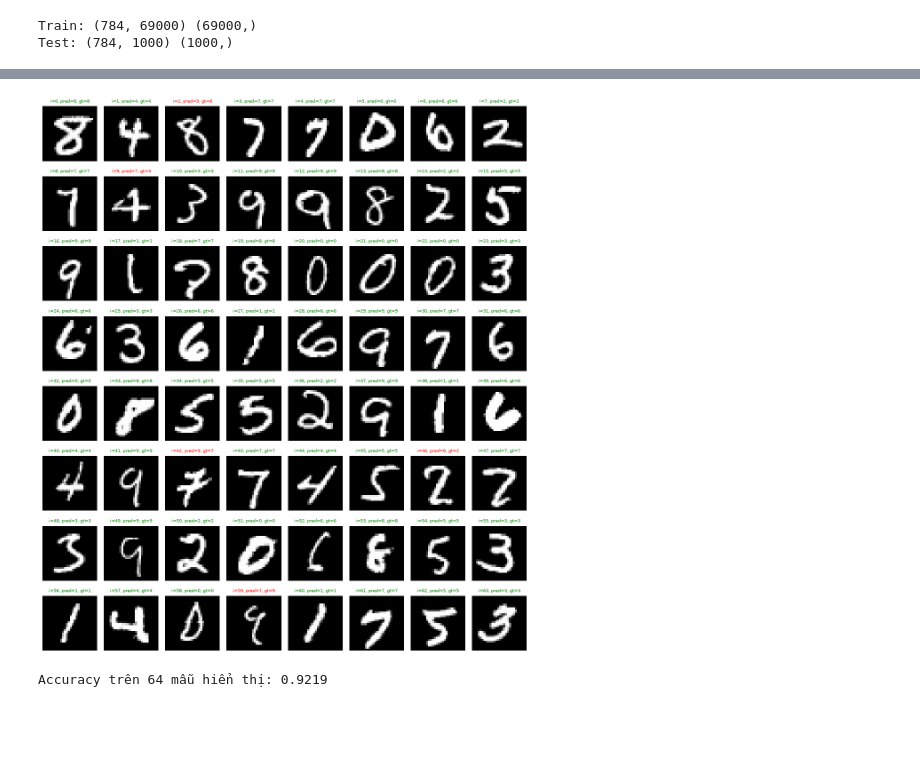
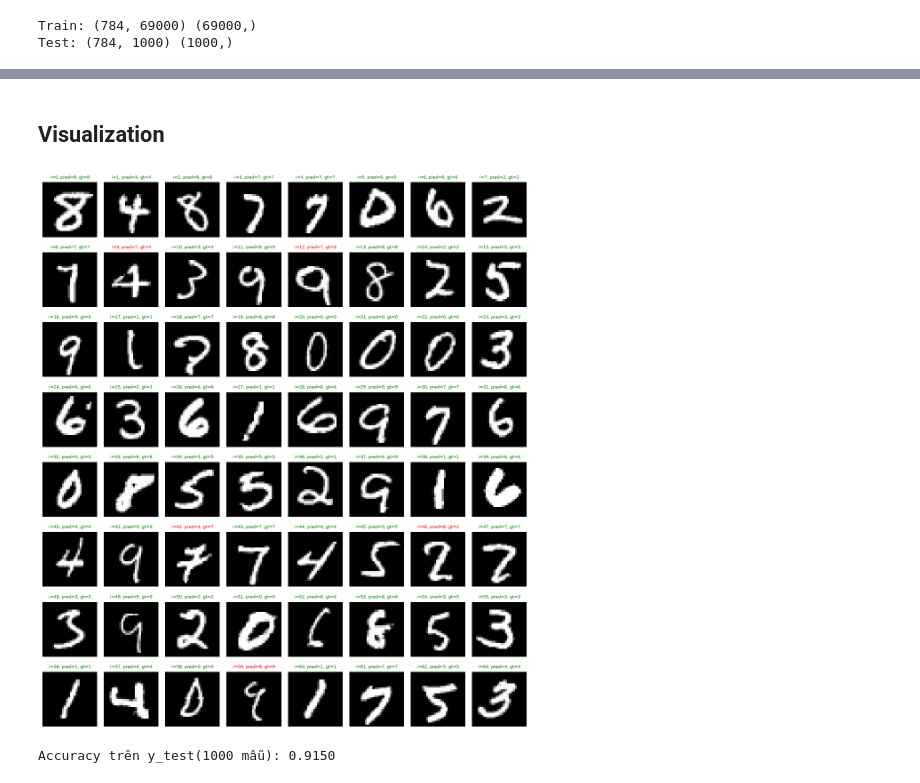
Before and after one commit to AIVIETNAM-AIO-Khoa2211/Reinforcement-Learning-practice, a Jupyter notebook: 02_Basic_neural_network/Main.ipynb, the cells around one changed output, grey strips where cells are left out. Cells and saved outputs as stored; diff of their text form; code cells hidden in the pictures; blank space fills up the shorter version.

Commit message:
Visualize result

```diff
--- a/02_Basic_neural_network/Main.ipynb
+++ b/02_Basic_neural_network/Main.ipynb
@@ -169,3 +183,5 @@ Iteration:  1990
+# %% [markdown]
+## Visualization
 # %%
 import matplotlib.pyplot as plt
 
@@ -194,35 +210,36 @@ def show_predictions(X_test, y_test, W1, b1, W2, b2, n_samples=64, n_cols=8, ran
 
     n_rows = int(np.ceil(n_samples / n_cols))
     fig, axes = plt.subplots(n_rows, n_cols, figsize=(n_cols * 1.4, n_rows * 1.6))
     axes = axes.flatten()
 
     for j in range(n_samples):
         ax = axes[j]
         img = X_sub[:, j].reshape(28, 28)
         ax.imshow(img, cmap='gray')
         ax.axis('off')
 
         pred = preds[j]
         gt = y_sub[j]
         correct = pred == gt
         color = 'green' if correct else 'red'
 
         ax.set_title(f"i={idx[j]}, pred={pred}, gt={gt}",
                      fontsize=7, color=color)
 
     # ẩn các ô thừa nếu n_samples không chia hết cho n_cols
     for j in range(n_samples, len(axes)):
         axes[j].axis('off')
 
     plt.tight_layout()
     plt.show()
 
-    acc = np.mean(preds == y_sub)
-    print(f"Accuracy trên {n_samples} mẫu hiển thị: {acc:.4f}")
-
 
 # Cách dùng:
 show_predictions(X_test, y_test, W1, b1, W2, b2, n_samples=64, n_cols=8)
+
+pred = predict(X_test,W1, b1, W2, b2)
+acc_test = get_accuracy(pred, y_test)
+print(f"Accuracy trên y_test(1000 mẫu): {acc_test:.4f}")
 # %% [output]
-[figure, old version]
+[figure, new version]
-Accuracy trên 64 mẫu hiển thị: 0.9219
+Accuracy trên y_test(1000 mẫu): 0.9150
```
Also changed, not shown: parts of 9 cells of this notebook.
